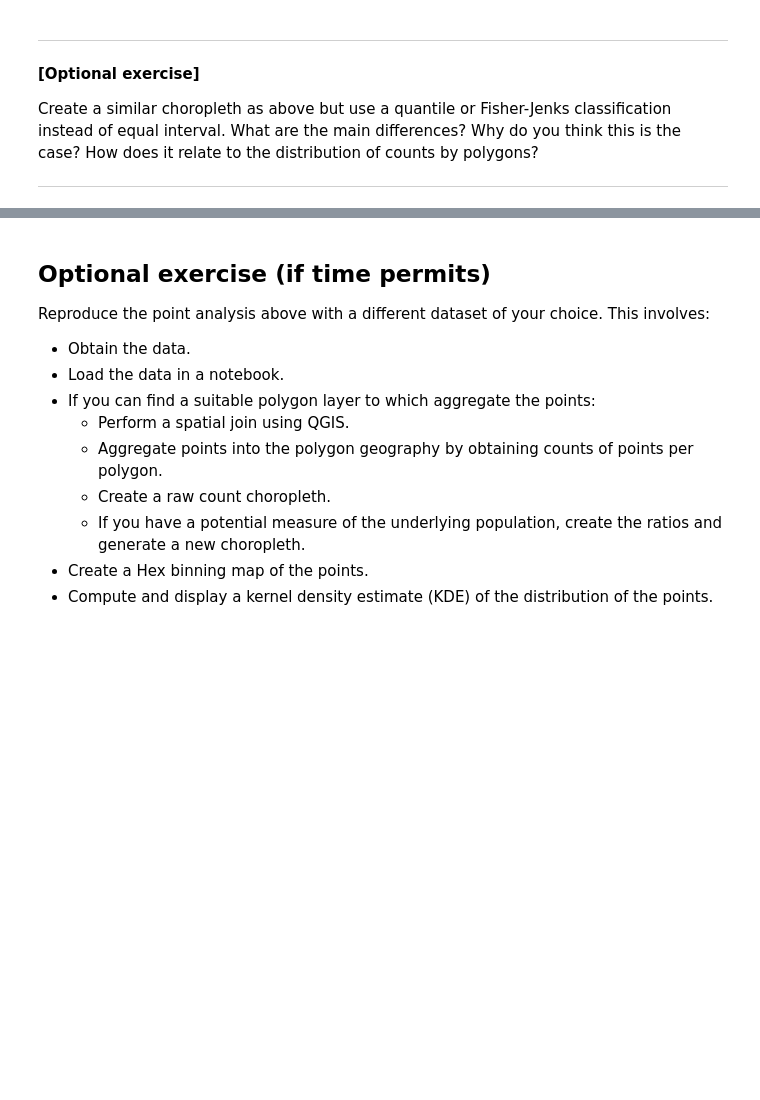
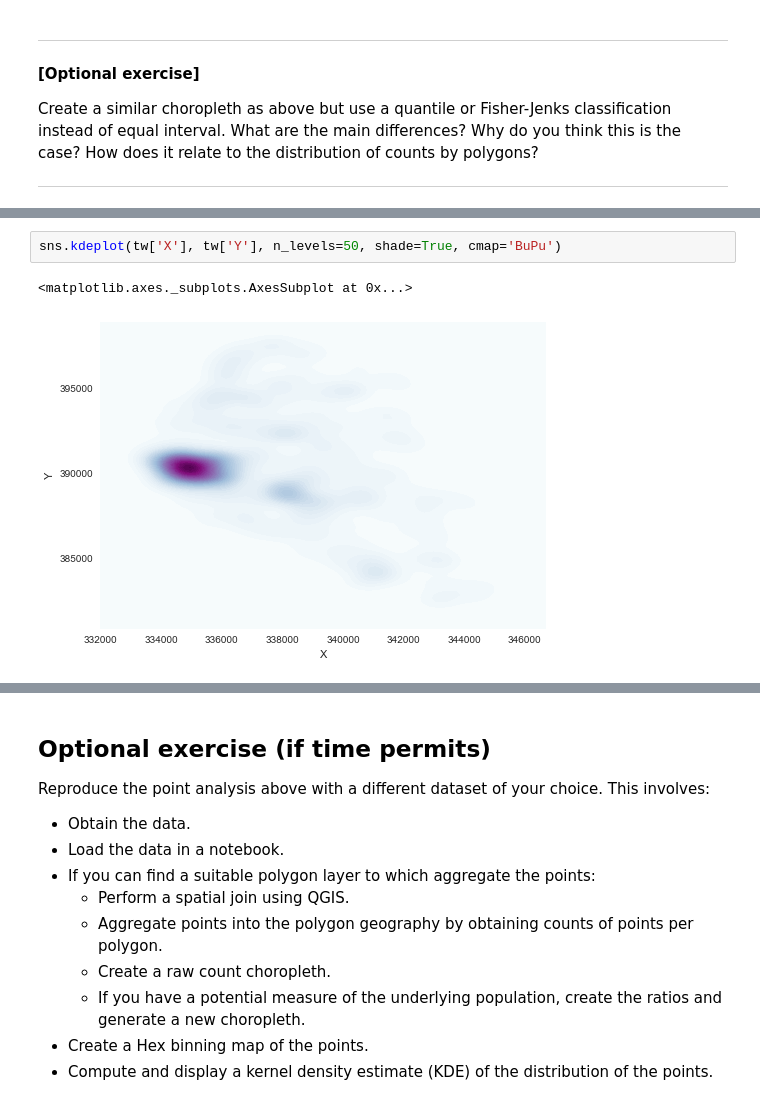
Before and after one commit to darribas/gds15, a Jupyter notebook: content/labs/lab_09.ipynb, the cells around one changed output, grey strips where cells are left out. Drawn from its saved outputs; the diff is of its cells as text; blank space fills up the shorter version.

```diff
--- a/content/labs/lab_09.ipynb
+++ b/content/labs/lab_09.ipynb
@@ -266,0 +301,5 @@ plt.show()
+# %%
+sns.kdeplot(tw['X'], tw['Y'], n_levels=50, shade=True, cmap='BuPu')
+# %% [output]
+<matplotlib.axes._subplots.AxesSubplot at 0x...>
+[figure, added]
```
Also changed, not shown: parts of 15 cells of this notebook.
